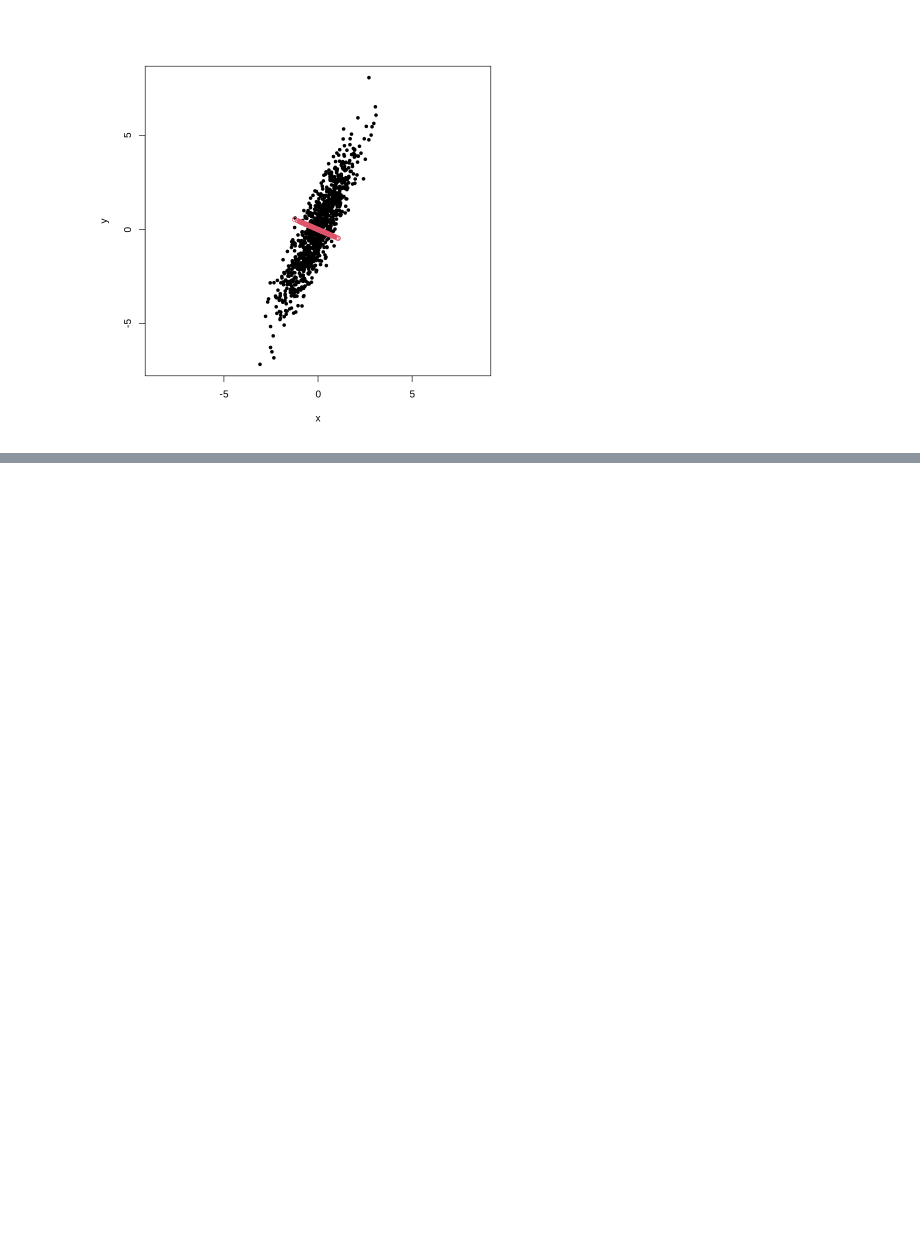
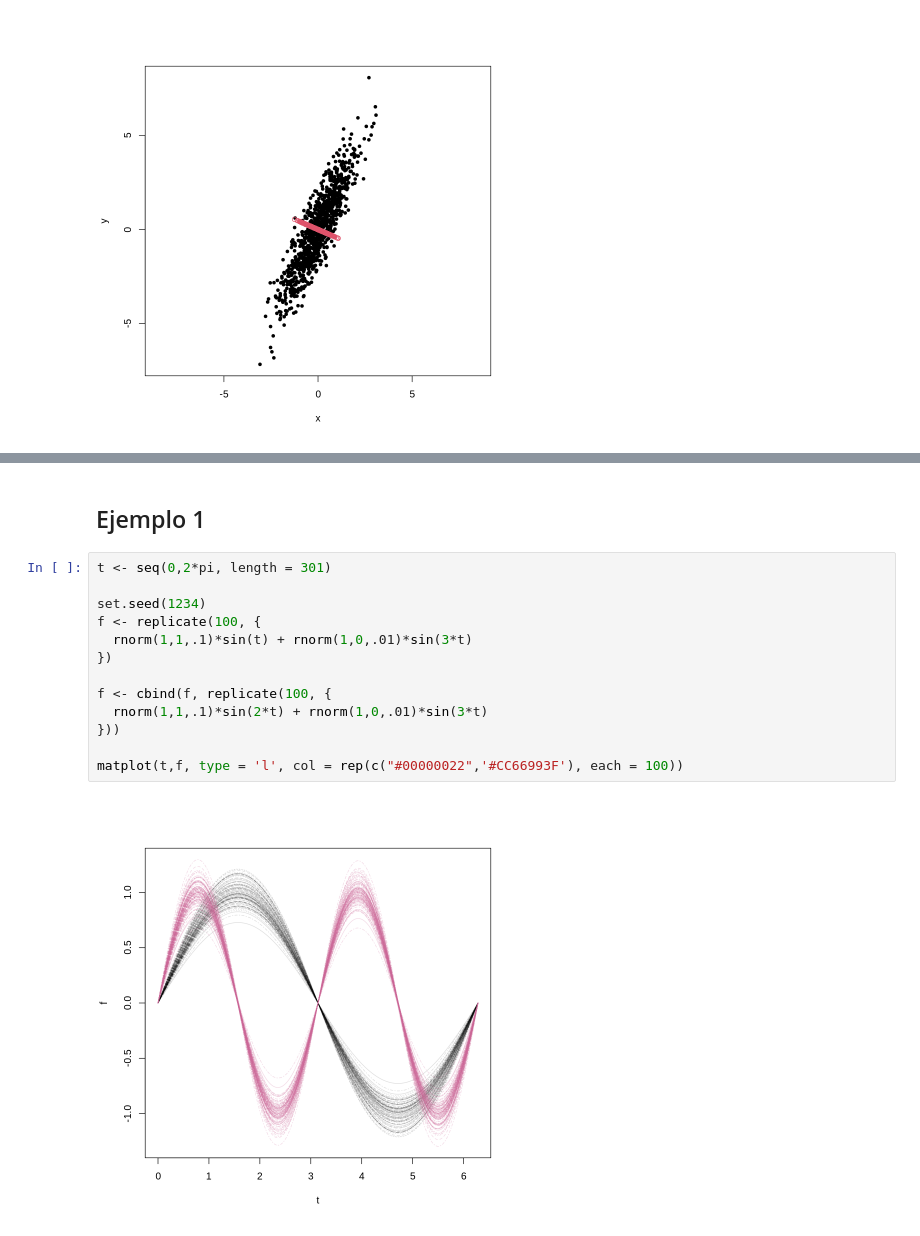
Before and after one commit to diegoax/ALNAE-2026, a Jupyter notebook: Notebooks/clase15_ALNAE_2026.ipynb, the cells around one changed output, grey strips where cells are left out. Saved outputs shown, nothing was run; the diff lists cells and outputs as text; blank space fills up the shorter version.

```diff
--- a/Notebooks/clase15_ALNAE_2026.ipynb
+++ b/Notebooks/clase15_ALNAE_2026.ipynb
@@ -54,0 +123,17 @@ points(tcrossprod(U[,2], V[,2])*D[2], col = 2)
+# %% [markdown]
+## Ejemplo 1
+# %%
+t <- seq(0,2*pi, length = 301)
+
+set.seed(1234)
+f <- replicate(100, {
+  rnorm(1,1,.1)*sin(t) + rnorm(1,0,.01)*sin(3*t)
+})
+
+f <- cbind(f, replicate(100, {
+  rnorm(1,1,.1)*sin(2*t) + rnorm(1,0,.01)*sin(3*t)
+}))
+
+matplot(t,f, type = 'l', col = rep(c("#00000022",'#CC66993F'), each = 100))
+# %% [output]
+[figure, added]
```
Also changed, not shown: parts of 9 cells of this notebook.
